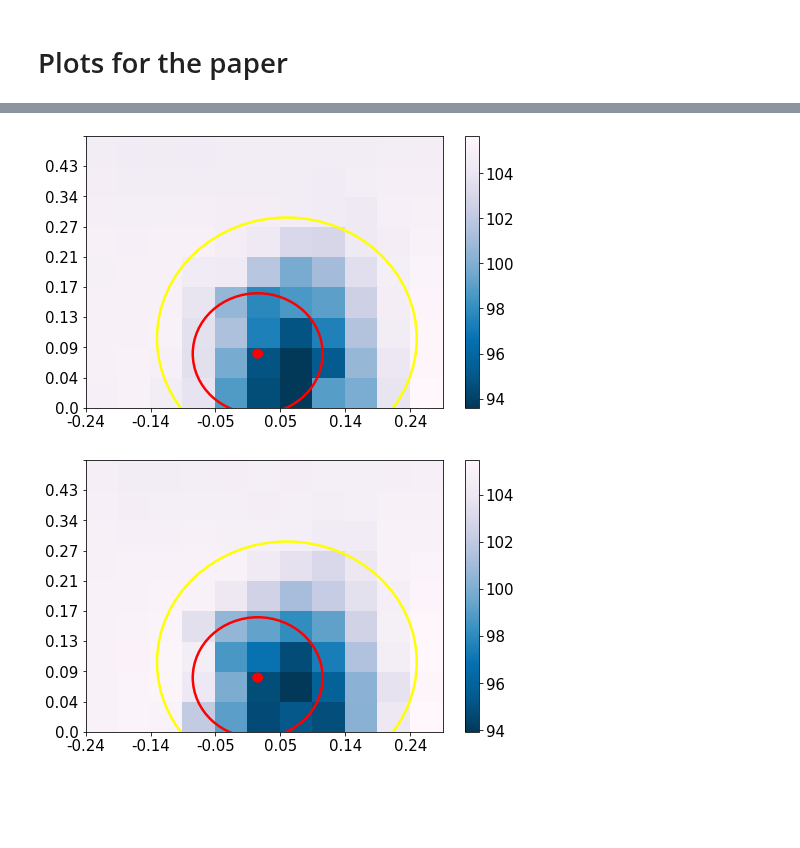
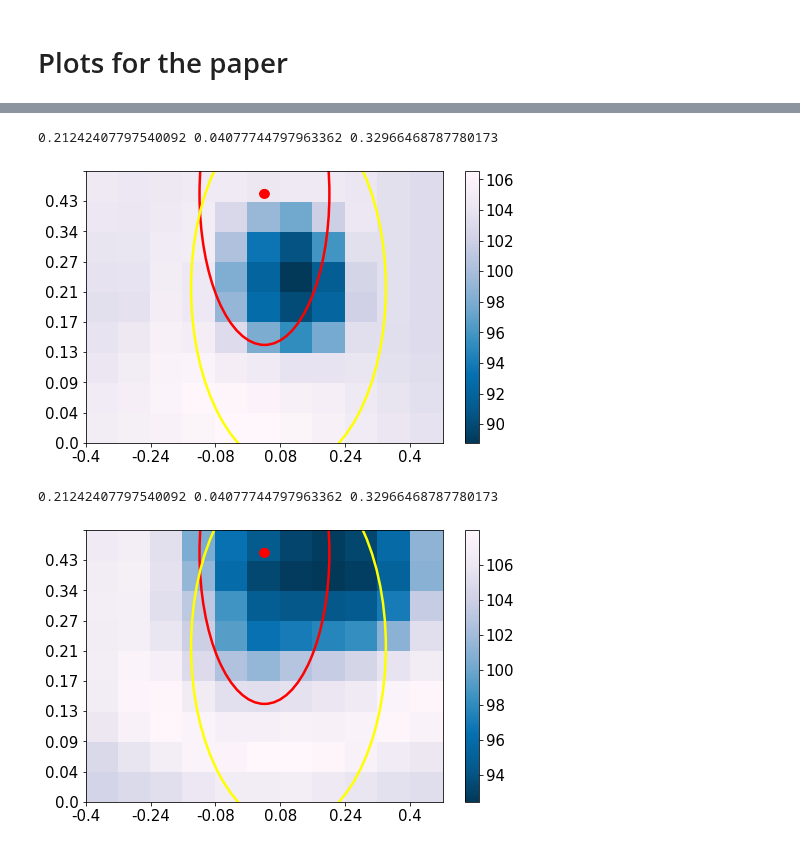
Before and after one commit to machines-in-motion/deepq_stepper, a Jupyter notebook: python/py_deepq_stepper/3d_dqs_test_slow.ipynb, the cells around one changed output, grey strips where cells are left out. Cells and saved outputs as stored; diff of their text form; code cells hidden in the pictures; blank space fills up the shorter version.

Commit message:
added models and demo for new urdf

```diff
--- a/python/py_deepq_stepper/3d_dqs_test_slow.ipynb
+++ b/python/py_deepq_stepper/3d_dqs_test_slow.ipynb
@@ -227,9 +236,9 @@ dqs = DQStepper(lr=1e-4, gamma=0.98, use_tarnet= True, no_actions= no_actions, t
 [0.   0.04 0.09 0.13 0.17 0.21 0.27 0.34 0.43]
 # %%
-no_steps = 20 ## number of steps simulated per episode (pendulum steps)
+no_steps = 10 ## number of steps simulated per episode (pendulum steps)
 step_time = 0.2 ## time after which step is taken
 
-v_init = np.round([0.5*random.uniform(-1.0, 1.0), 0.0*random.uniform(-1.0, 1.0)], 2)
+v_init = np.round([0.2*random.uniform(-1.0, 1.0), 0.2*random.uniform(-1.0, 1.0)], 2)
 v_des = [0.0, 0.0]
 # v_init = [0.0, -0.0]
 print(v_init)
@@ -237,7 +246,7 @@ state = env.reset_env([0.0, 0.00, ht, v_init[0], v_init[1]], v_des, no_steps*ste
 epi_cost = 0
 history = {'state' : [], 'action' : [], 'next_state' : []}
 for n in range(no_steps):
-    terrain = 0.0*(np.random.randint(-4, 5, no_actions[0]*no_actions[1]))/4.0
+    terrain = -0.00*(np.random.randint(-4, 5, no_actions[0]*no_actions[1]))/4.0
     action = dqs.predict_q(state, terrain)[1]
     next_state, cost, done = env.step_env(action, step_time)
     history['state'].append(state)
@@ -250,5 +259,5 @@ for n in range(no_steps):
         print(epi_cost)
         break
 
-# env.show_episode(10)
+# env.show_episode_side(10)
 # %% [output]
@@ -332,3 +288,9 @@ def plot_heatmap_with_capture_region(x, next_x, terr, dqs, env):
-# %%
-dqs_bullet = DQStepper(lr=1e-4, gamma=0.98, use_tarnet= True, no_actions= no_actions, trained_model='../../models/dqs_1')
-dqs = DQStepper(lr=1e-4, gamma=0.98, use_tarnet= True, no_actions= no_actions, trained_model='../../models/dqs_11_9')
+# %%
+ht = 0.35
+max_step_length = [0.4, 0.3]
+no_actions = [11, 9]
+env = InvertedPendulumEnv(ht, 0.13, max_step_length, [0.5, 3, 1.5], no_actions)
+no_actions = [len(env.action_space_x), len(env.action_space_y)]
+print(no_actions)
+print(env.action_space_x)
+print(env.action_space_y)
@@ -335,16 +396,23 @@ dqs = DQStepper(lr=1e-4, gamma=0.98, use_tarnet= True, no_actions= no_actions, t
 # %%
 i = 0
-x1 = [0.01, 0.03, 0.28, -0.02, -0.25, 1, 0.0, 0.0]
-next_x1 = [-0.04, -0.04,  0.28,  0.03, -0.15, -1. ,   0.,    0.  ]
-action = [6, 1, 0.0]
-next_x1[0] += env.action_space_x[int(action[0])]
-next_x1[1] += x1[5]*env.action_space_y[action[1]] + 0.13/2.0
+# x1 = [0.0, 0.02, 0.33999999999999997, 0.0, 0.0, 1, 0, 0]
+# next_x1 = [0.02, 0.03, 0.33, 0.18, 0.11]
+# action = [7, 0, 0.0]
+# next_x1[0] += env.action_space_x[int(action[0])]
+# next_x1[1] += x1[5]*env.action_space_y[action[1]] + 0.13/2.0
 
-terrain_1 = -0.3*(np.random.randint(-4, 5, no_actions[0]*no_actions[1]))/4.0
-terrain_2 = 0.3*(np.random.randint(-4, 5, no_actions[0]*no_actions[1]))/4.0
+x1 = history['state'][i].copy()
+next_x1 = history['next_state'][i].copy()
+next_x1[0] += env.action_space_x[int(history['action'][i][0])]
+next_x1[1] += x1[5]*env.action_space_y[history['action'][i][1]] + 0.13/2.0
+
+terrain_1 = -0.0*(np.random.randint(-4, 5, no_actions[0]*no_actions[1]))/4.0
+terrain_2 = 0.-0*(np.random.randint(-4, 5, no_actions[0]*no_actions[1]))/4.0
 
 plot_heatmap_with_capture_region(x1,next_x1, terrain_1,dqs_bullet, env)
-plot_heatmap_with_capture_region(x1,next_x1, terrain_2, dqs_bullet, env)
+plot_heatmap_with_capture_region(x1,next_x1, terrain_2, dqs, env)
 # %% [output]
+0.21242407797540092 0.04077744797963362 0.32966468787780173
-[figure, old version]
+[figure, new version]
+0.21242407797540092 0.04077744797963362 0.32966468787780173
-[figure, old version]
+[figure, new version]
```
Also changed, not shown: parts of 8 cells of this notebook, 27 other files.
